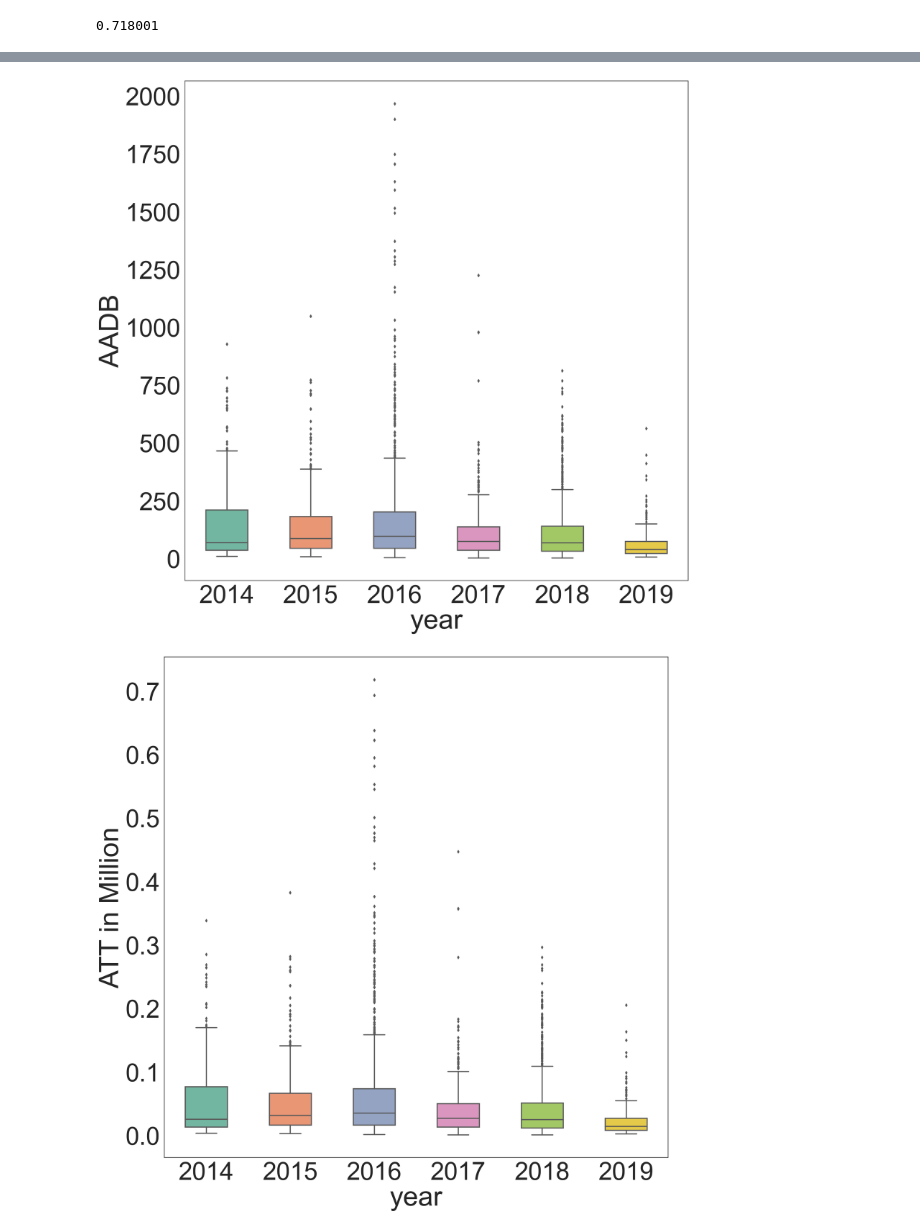
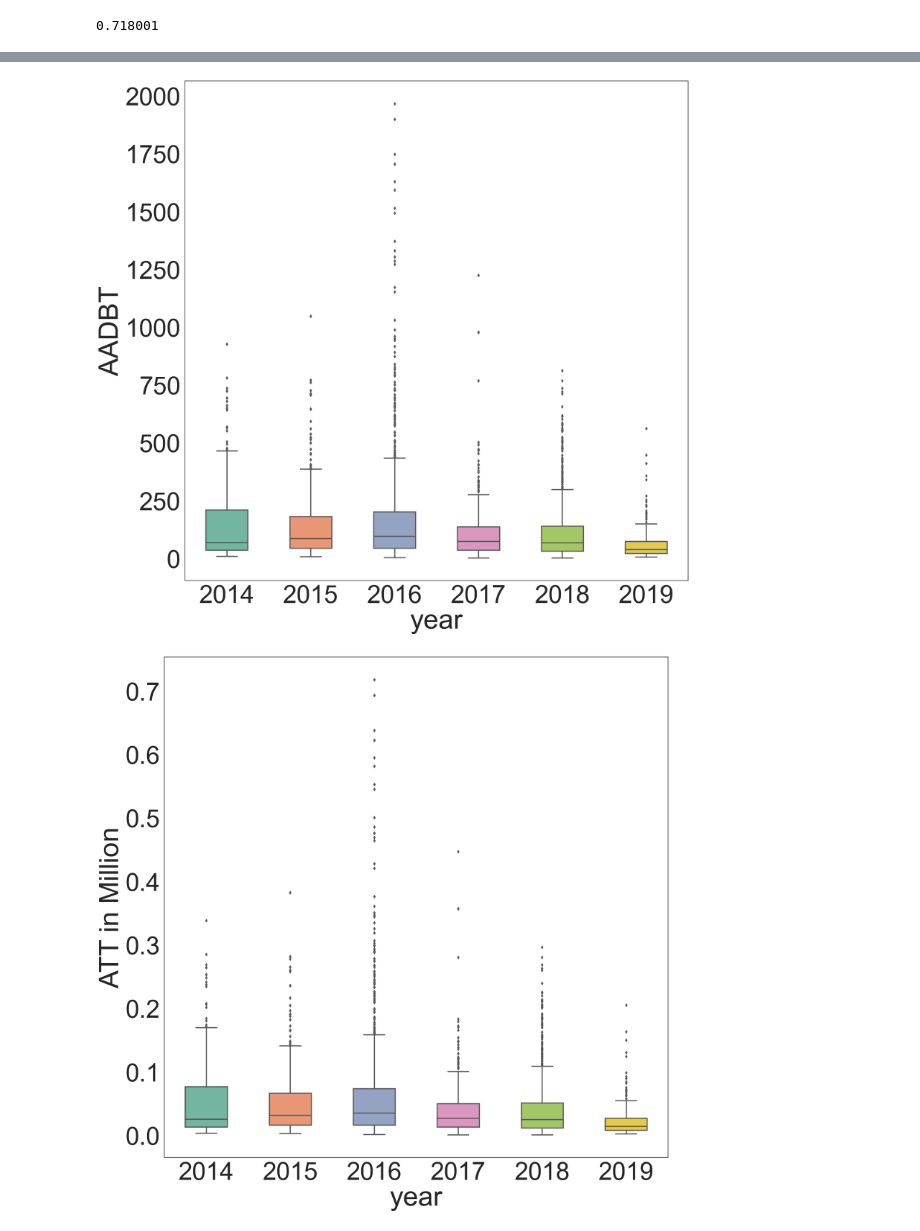
Before and after one commit to cyclingMoritz/Methodology-of-a-Large-Scale-Bicycle-Exposure-Estimation, a Jupyter notebook: Code/Weekly_Annual_Volume_Estimation_Version3.ipynb, the cells around one changed output, grey strips where cells are left out. Cells and saved outputs as stored; diff of their text form; code cells hidden in the pictures.

```diff
--- a/Code/Weekly_Annual_Volume_Estimation_Version3.ipynb
+++ b/Code/Weekly_Annual_Volume_Estimation_Version3.ipynb
@@ -561,6 +561,6 @@ AV1['ID'].nunique()
 # %%
 AV=AV.loc[AV['Lat']!=0]
 AV['ATT in Million']=AV['ATT']/1000000
-AV['AADB']=AV['ATT']/365
+AV['AADBT']=AV['ATT']/365
 AV.head()
 # %% [output]
@@ -582,13 +594,13 @@ AV['ATT in Million'].max()
 # %%
 import seaborn as sns
 import matplotlib.pyplot as plt
 sns.set(rc={'figure.figsize':(20,20)})
 sns.set(context='notebook', style='white', palette='deep', font='sans-serif', font_scale=5, color_codes=False, rc=None)
-ax=sns.boxplot( x=AV["year"], y=AV["AADB"],width=0.5,linewidth=2.5,orient="v",palette="Set2" );
+ax=sns.boxplot( x=AV["year"], y=AV["AADBT"],width=0.5,linewidth=2.5,orient="v",palette="Set2" );
 #sns.stripplot(data=AV, x="year", y="ATT in Million", dodge=True, ax=ax)
 plt.show()
 # %% [output]
-[figure, old version]
+[figure, new version]
 # %%
 import seaborn as sns
 import matplotlib.pyplot as plt
```
Also changed, not shown: parts of 18 cells of this notebook.
